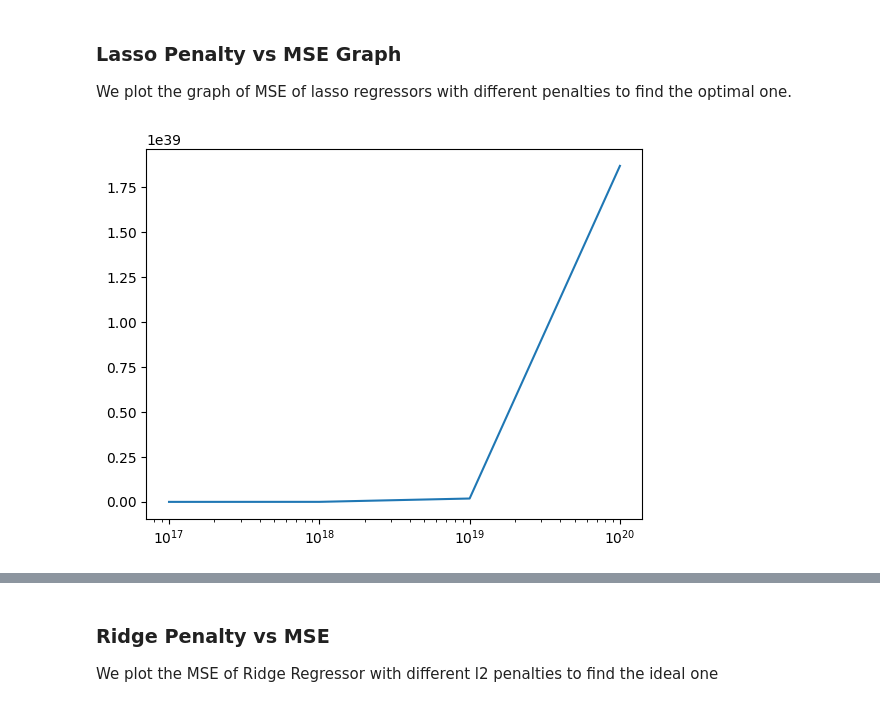
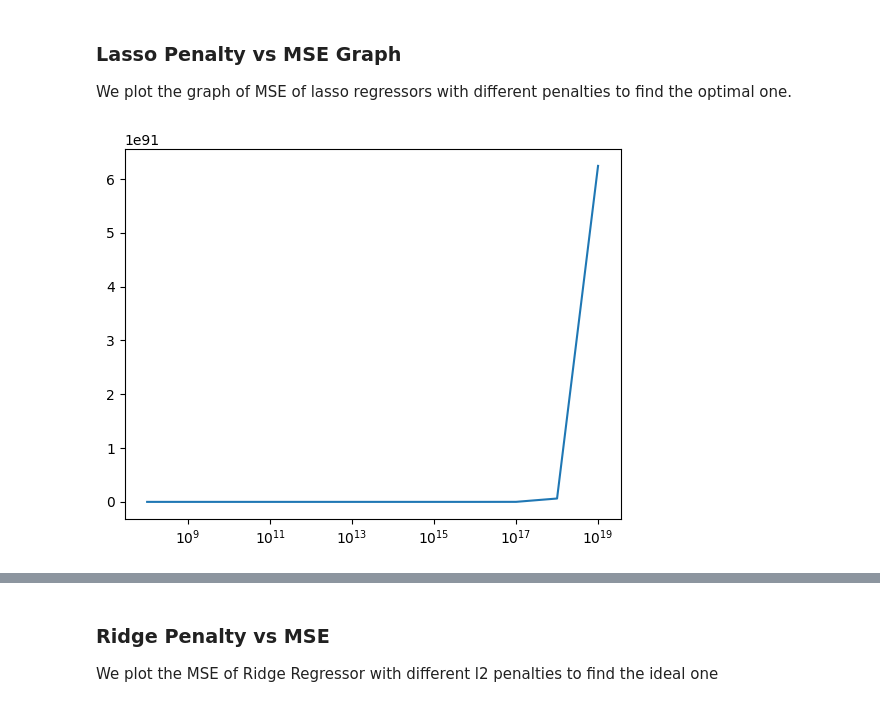
Before and after one commit to Neo-Panther/ML-Project-Predicting-Diabetes, a Jupyter notebook: Template.ipynb, the cells around one changed output, grey strips where cells are left out. Saved outputs shown, nothing was run; the diff lists cells and outputs as text; code cells hidden in the pictures.

```diff
--- a/Template.ipynb
+++ b/Template.ipynb
@@ -447,11 +450,11 @@ for i in range(5):
   test, train = standardize(test, train)
   X_test = np.array(test[:, :-1])
   Y_test = np.array(test[:, -1])
-  W_stoic = sgd_regressor(train, random_state=i, learning_rate=0.2)
+  W_stoic = sgd_regressor(train, random_state=i, learning_rate=0.275)
   r2_stoic_score = r2_score(Y_test, np.dot(X_test, W_stoic))
   mse_avg_stoic += mean_squared_error(Y_test, np.dot(X_test, W_stoic))
   r2_avg_stoic += r2_stoic_score
-  W_batch = bgd_regressor(train, learning_rate=0.2)
+  W_batch = bgd_regressor(train, learning_rate=0.275)
   r2_avg_batch += r2_score(Y_test, np.dot(X_test, W_batch))
   mse_avg_batch += mean_squared_error(Y_test, np.dot(X_test, W_batch))
 r2_avg_batch /= 5
@@ -524,14 +542,16 @@ array([ 1.        ,  1.01659259,  0.27704016, -0.09048976,  1.519221  ,
 # %%
-# Assume that the first column is dummy ones and the last column is outcome
+# Assume that the last column is outcome
 # degrees is the list of powers to consider
-def poly_transform(data: np.ndarray, degrees = [1, 2, 3]):
-  data2 = np.ones((data.shape[0], 1))
-  for i in degrees:
-    for col in range(1, len(data[0])-1):
-      data2 = np.concatenate((data2, data[:, [col,]]**i), axis=1)
-  return np.concatenate((data2, data[:, [-1,]]), axis=1)
+def poly_transform(data: pd.DataFrame, degree = 3) -> None:
+  cols = data.columns
+  m = len(cols)
+  for i in range(2, degree+1):
+    for col in cols[:m-1]:
+      data.insert(m-1, col+str(i), data[col]**i, False)
+      # data[col+str(i)] = data[col]**i
 
-train = poly_transform(train)
-test = poly_transform(test)
+poly_transform(train)
+poly_transform(test)
+test, train = standardize(test, train)
 test[0]
 # %% [output]
@@ -545,11 +564,11 @@ array([ 1.00000000e+00,  1.01659259e+00,  2.77040156e-01, -9.04897574e-02,
 # %% [markdown]
 ## **_Lasso Regression_**
 # %%
-def lasso_regressor(train: np.ndarray, learning_rate = 0.025, l1_penalty = 1e18, max_iters = 1000):
+def lasso_regressor(train: np.ndarray, learning_rate = 0.2, l1_penalty = 1e17, max_iters = 100):
   X = np.array(train[:, :-1])
   Y = np.array(train[:, -1])
   W = np.zeros(X.shape[1])
-  n = len(X)
+  n = X.shape[0]
   for _ in range(max_iters):
     Y_pred = np.dot(X, W)
     gradient = (1/n)*np.dot(X.T, Y_pred-Y) + l1_penalty*np.sign(W)
@@ -593,25 +610,25 @@ We plot the graph of MSE of lasso regressors with different penalties to find th
 # %%
 from sklearn.metrics import mean_squared_error
 import numpy as np
 import matplotlib.pyplot as plt
 def get_lasso_avg_mse(penalty: float):
   mse_avg = 0.0
-  # averaging across 10 different 10 and train splits
+  # averaging across 5 different 5 and train splits
   for i in range(5):
     test, train = test_train_split(dataset, random_state=i)
+    poly_transform(train, degree=9)
+    poly_transform(test, degree=9)
     test, train = standardize(test, train)
-    train = poly_transform(train)
-    test = poly_transform(test)
     X_test = np.array(test[:, :-1])
     Y_test = np.array(test[:, -1])
     W_lasso = lasso_regressor(train, l1_penalty=penalty)
     mse_avg += mean_squared_error(Y_test, np.dot(X_test, W_lasso))
   return mse_avg/5
 
-penalties = np.array([1e17, 1e18, 1e19, 1e20])
+penalties = np.array([10**i for i in range(8 ,19+1)])
 plt.xscale('log')
 plt.plot(penalties, np.vectorize(get_lasso_avg_mse)(penalties))
 plt.show()
 # %% [output]
-[figure, old version]
+[figure, new version]
 # %% [markdown]
```
Also changed, not shown: parts of 18 cells of this notebook.
